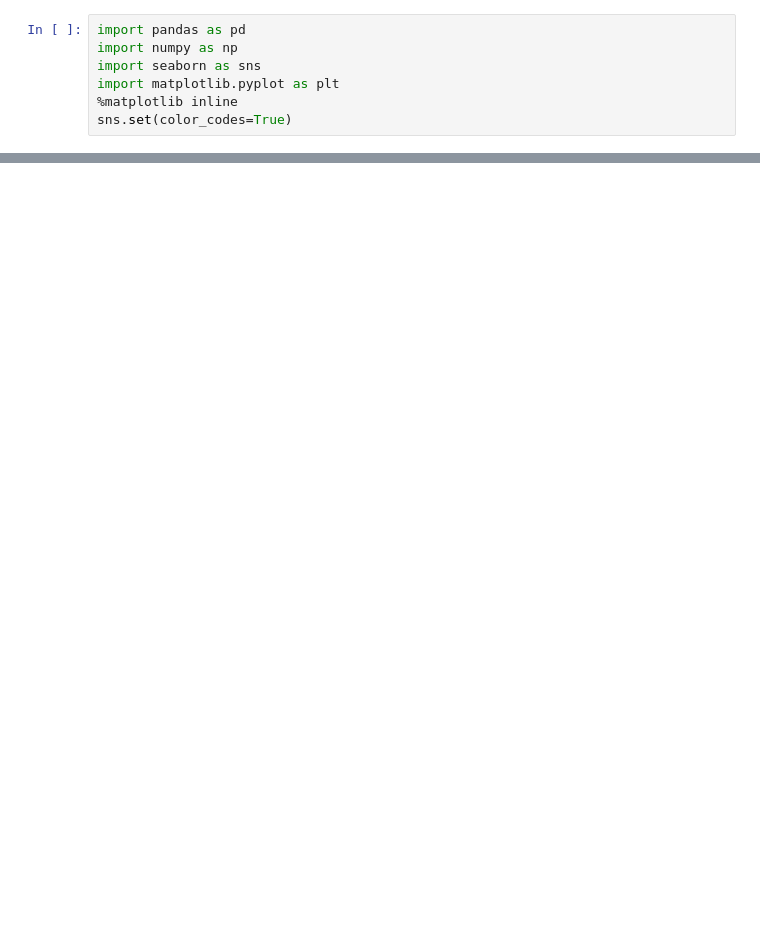
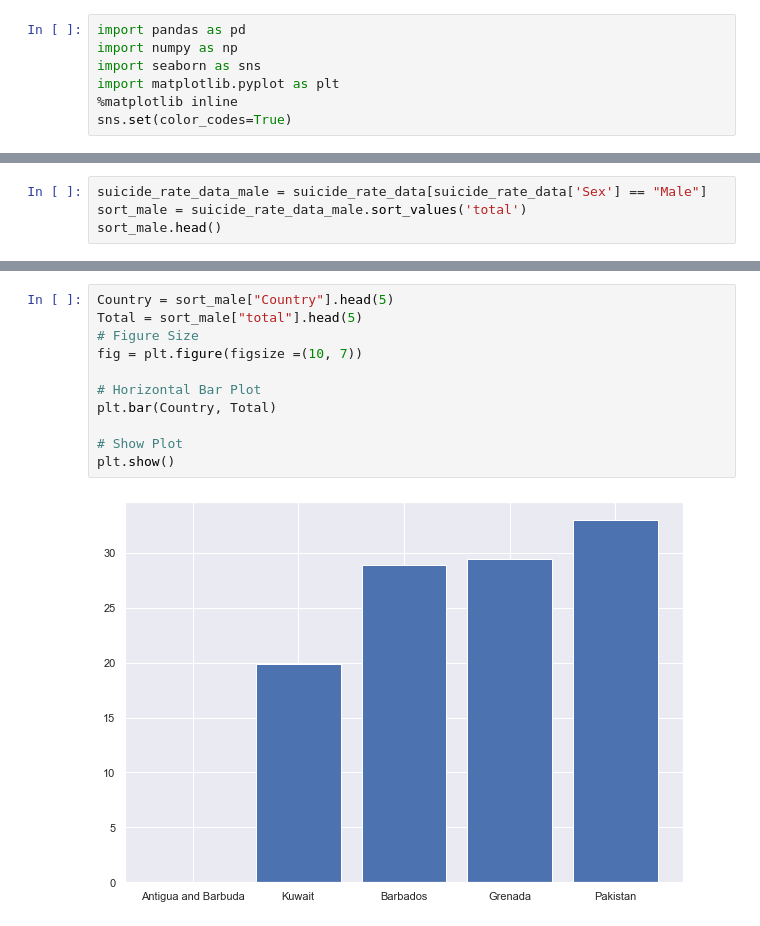
Before and after one commit to mdsi-dsp-at2/eTe-analysis, a Jupyter notebook: analysis/5/dsp_analysis.ipynb, the cells around one changed output, grey strips where cells are left out. Cells and saved outputs as stored; diff of their text form; blank space fills up the shorter version.

```diff
--- a/analysis/5/dsp_analysis.ipynb
+++ b/analysis/5/dsp_analysis.ipynb
@@ -59,0 +63,4 @@ sort_female.head()
+# %%
+suicide_rate_data_male = suicide_rate_data[suicide_rate_data['Sex'] == "Male"]
+sort_male = suicide_rate_data_male.sort_values('total')
+sort_male.head()
@@ -59,0 +74,13 @@ sort_female.head()
+# %%
+Country = sort_male["Country"].head(5)
+Total = sort_male["total"].head(5)
+# Figure Size
+fig = plt.figure(figsize =(10, 7))
+
+# Horizontal Bar Plot
+plt.bar(Country, Total)
+
+# Show Plot
+plt.show()
+# %% [output]
+[figure, added]
```
Also changed, not shown: parts of 14 cells of this notebook.
